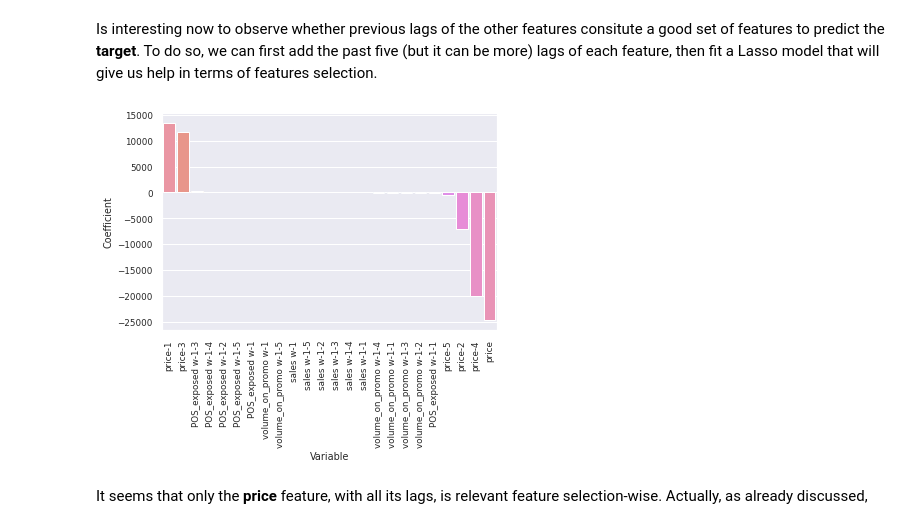
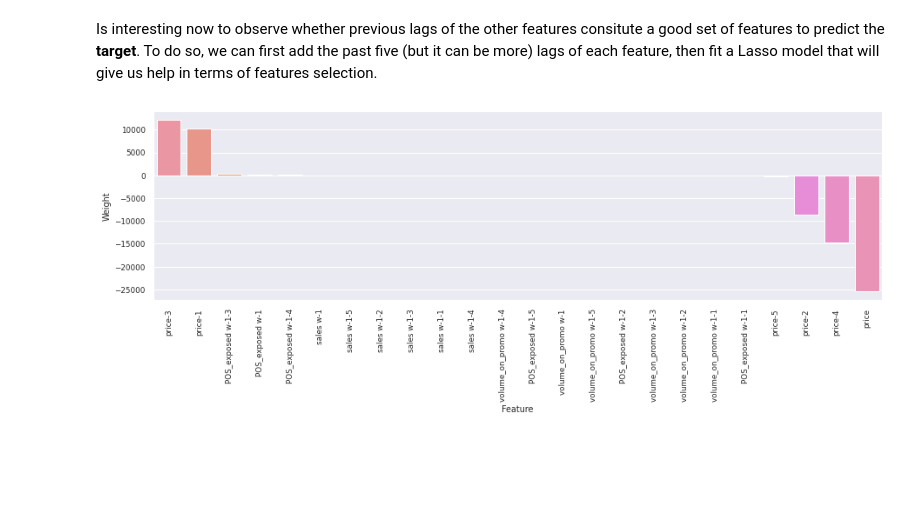
Before and after one commit to dondoC34/Data-Mining-Sales-Forecast, a Jupyter notebook: DMTM_Sales_Forecast.ipynb, the cells around one changed output. Cells and saved outputs as stored; diff of their text form; code cells hidden in the pictures; blank space fills up the shorter version.

```diff
--- a/DMTM_Sales_Forecast.ipynb
+++ b/DMTM_Sales_Forecast.ipynb
@@ -359,23 +360,24 @@ Is interesting now to observe whether previous lags of the other features consit
 # %%
 # add previous lags of all the numeric features, except for size (GM), that is useless for our purposes
 for feature in ["price", "POS_exposed w-1", "volume_on_promo w-1", "sales w-1"]:
   for lag in range(1, 6):
     sales_data_144[feature + "-" + str(lag)] = sales_data_144[feature].shift(lag)
 
 sales_data_144.dropna(inplace=True)
 selected_features = []
 for column in sales_data_144.columns:
   if (column != "sku") and (column != "target") and (column != "size (GM)") and \
      (column != "brand") and (column != "pack") and (column != "scope"):
      selected_features.append(column)
 selected_features.sort(reverse=False)
 
-lasso_model = Lasso(alpha=0.01, max_iter=5000, random_state=12323)
+lasso_model = Lasso(alpha=0.001, max_iter=5000, random_state=12323)
 lasso_model.fit(X=sales_data_144[selected_features], y=sales_data_144["target"])
 lr_coefficients = pd.DataFrame({'Variable':selected_features, 'Coefficient':lasso_model.coef_}).sort_values(by=['Coefficient'],ascending=False)
+plt.figure(figsize=(15, 4))
 sns.barplot(x='Variable',y='Coefficient',data=lr_coefficients);
-plt.xticks(rotation=90);
+plt.xticks(rotation=90)
+plt.xlabel("Feature")
+plt.ylabel("Weight");
 # %% [output]
-[figure, old version]
+[figure, new version]
-# %% [markdown]
-It seems that only the **price** feature, with all its lags, is relevant feature selection-wise. Actually, as already discussed,
```
Also changed, not shown: parts of 12 cells of this notebook.
